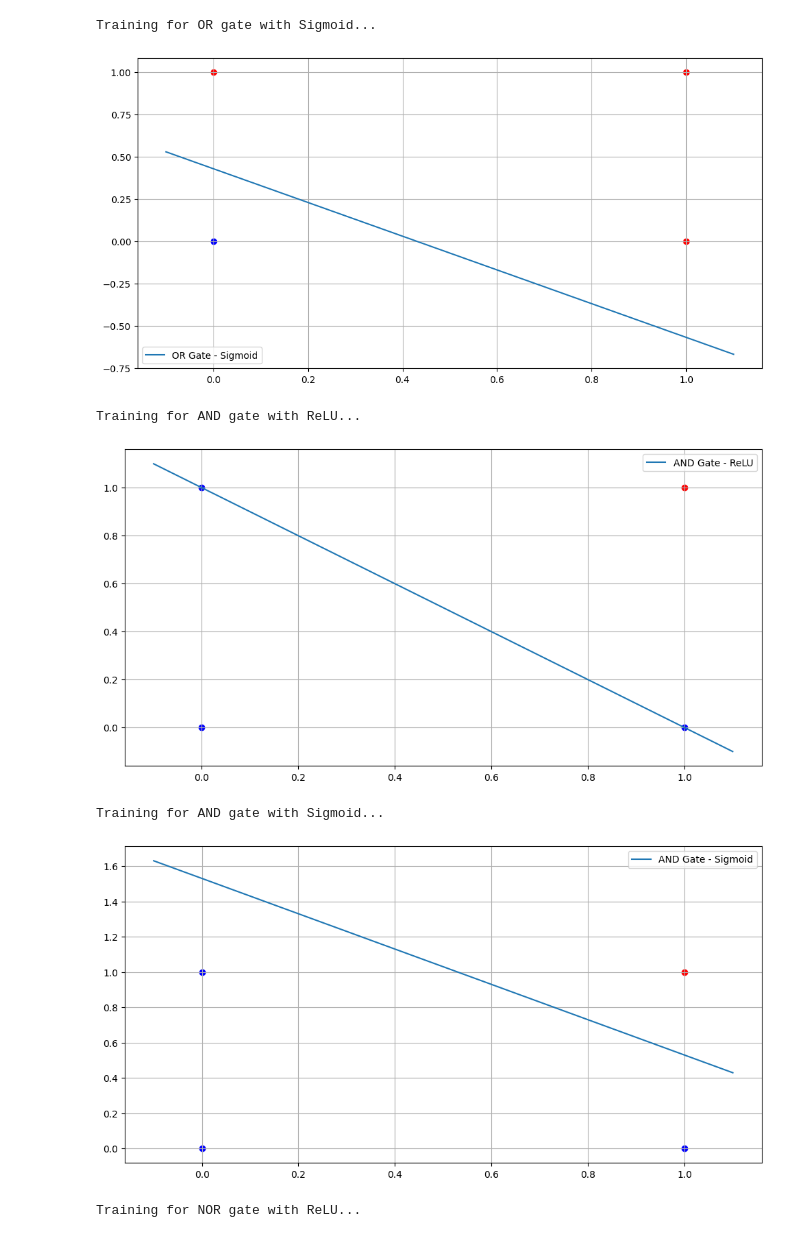
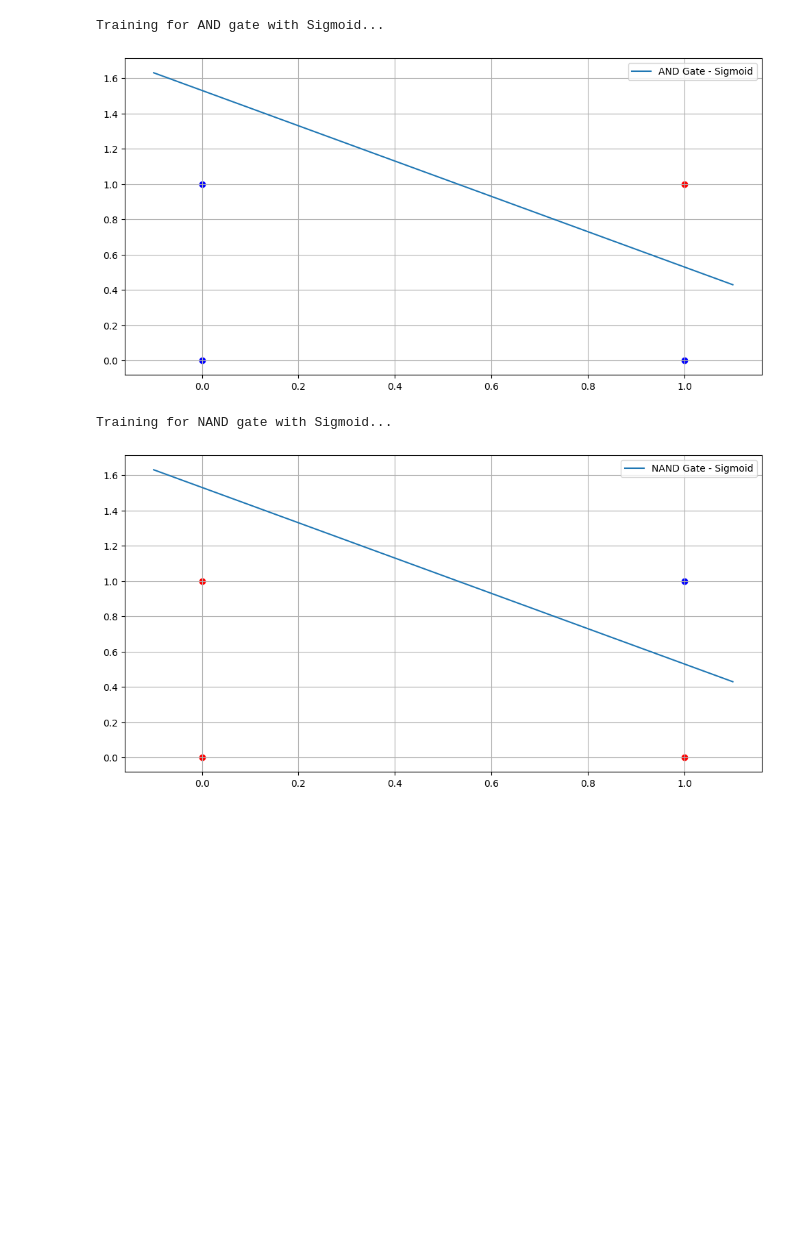
Before and after one commit to Pragateeshwaran/Clg-dump, a Jupyter notebook: deep_learning/ex1.ipynb, the cells around one changed output. Saved outputs shown, nothing was run; the diff lists cells and outputs as text; code cells hidden in the pictures; blank space fills up the shorter version.

```diff
--- a/deep_learning/ex1.ipynb
+++ b/deep_learning/ex1.ipynb
@@ -39,23 +39,19 @@ def plot_decision_boundary(inputs, outputs, weights, bias, title):
     plt.grid(True)
     plt.show()
 
-def main():
-    inputs = np.array([[0, 0], [0, 1], [1, 0], [1, 1]])
-    gates = {
-        "OR": np.array([0, 1, 1, 1]),
-        "AND": np.array([0, 0, 0, 1]),
-        "NOR": np.array([1, 0, 0, 0])
-    }
+inputs = np.array([[0, 0], [0, 1], [1, 0], [1, 1]])
+gates = {
+    "OR": np.array([0, 1, 1, 1]),
+    "AND": np.array([0, 0, 0, 1]),
+    "NAND": np.array([1, 1, 1, 0])
+}
 
-    for gate, outputs in gates.items():
-        print(f"Training for {gate} gate with ReLU...")
-        weights, bias = train_perceptron(inputs, outputs, relu)
-        plot_decision_boundary(inputs, outputs, weights, bias, f"{gate} Gate - ReLU")
+for gate, outputs in gates.items():
+    # print(f"Training for {gate} gate with ReLU...")
+    # weights, bias = train_perceptron(inputs, outputs, relu)
+    # plot_decision_boundary(inputs, outputs, weights, bias, f"{gate} Gate - ReLU")
 
-        print(f"Training for {gate} gate with Sigmoid...")
-        weights, bias = train_perceptron(inputs, outputs, sigmoid)
-        plot_decision_boundary(inputs, outputs, weights, bias, f"{gate} Gate - Sigmoid")
-
-if __name__ == "__main__":
-    main()
+    print(f"Training for {gate} gate with Sigmoid...")
+    weights, bias = train_perceptron(inputs, outputs, sigmoid)
+    plot_decision_boundary(inputs, outputs, weights, bias, f"{gate} Gate - Sigmoid")
 # %% [output]
@@ -64,7 +60,4 @@ Training for OR gate with ReLU...
-Training for OR gate with Sigmoid...
+Training for AND gate with Sigmoid...
-[figure, old version]
+[figure, new version]
-Training for AND gate with ReLU...
+Training for NAND gate with Sigmoid...
-[figure, old version]
+[figure, new version]
-Training for AND gate with Sigmoid...
-[figure, removed]
-Training for NOR gate with ReLU...
```
Also changed, not shown: parts of 1 cell of this notebook.
